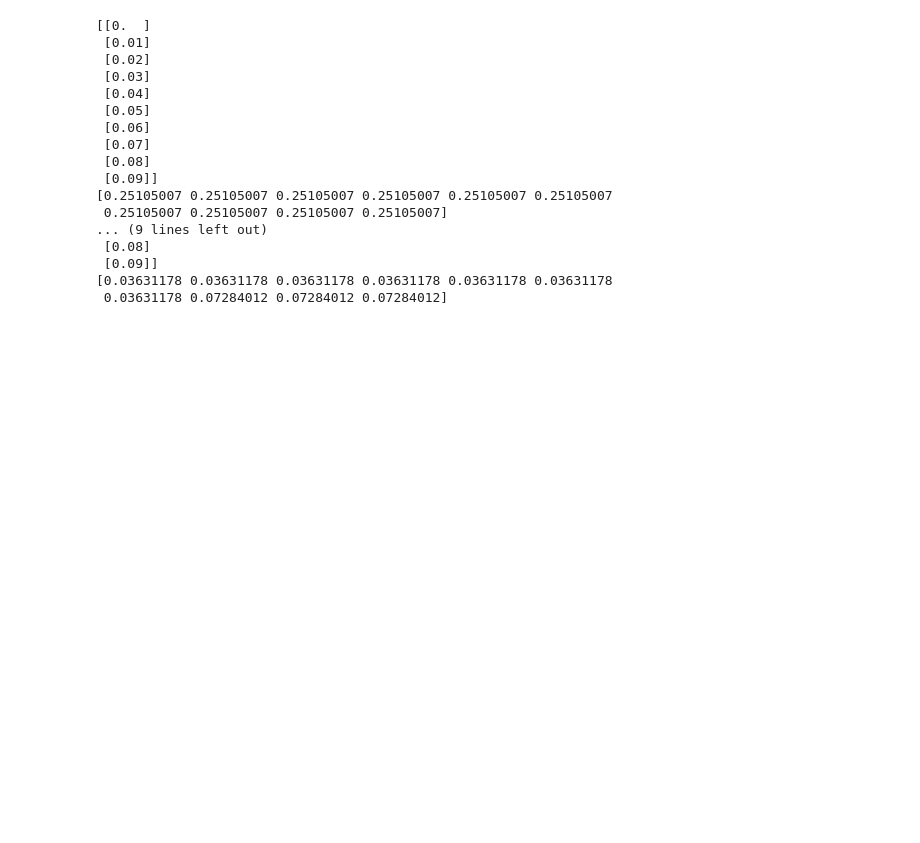
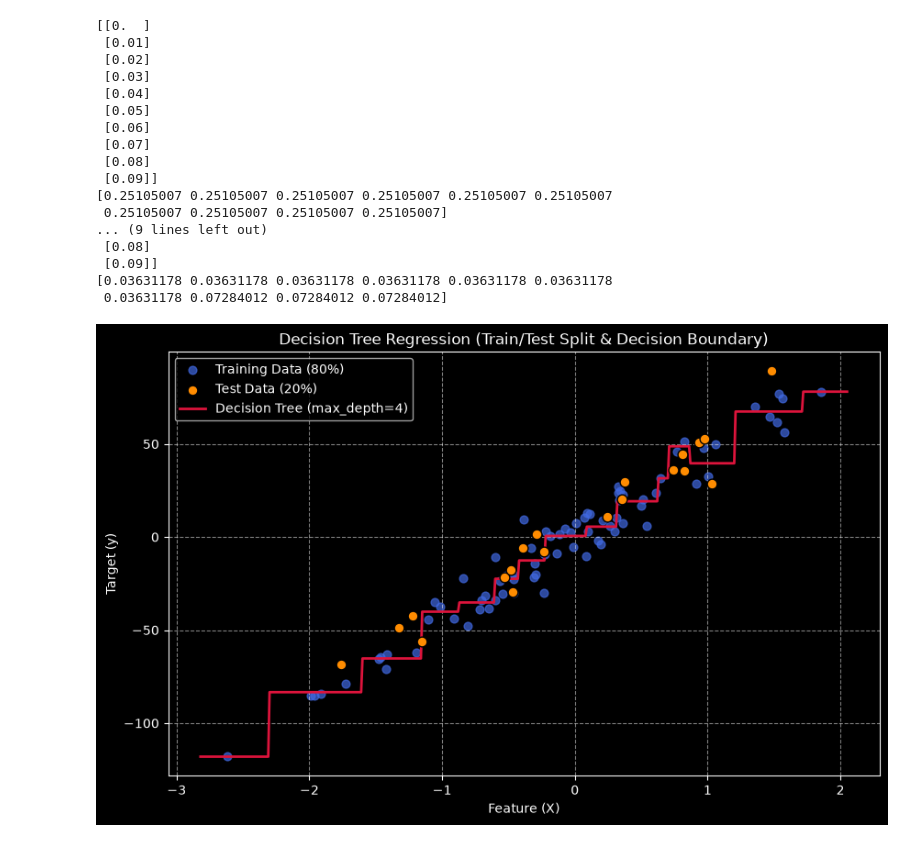
Before and after one commit to karkidipak/ai_class, a Jupyter notebook: week 6.ipynb, the cells around one changed output. Saved outputs shown, nothing was run; the diff lists cells and outputs as text; code cells hidden in the pictures; blank space fills up the shorter version.

```diff
--- a/week 6.ipynb
+++ b/week 6.ipynb
@@ -203,3 +203,51 @@ print(y_2[0:10])
  [0.09]]
 [0.03631178 0.03631178 0.03631178 0.03631178 0.03631178 0.03631178
  0.03631178 0.07284012 0.07284012 0.07284012]
+# %%
+import numpy as np
+import matplotlib.pyplot as plt
+from sklearn.datasets import make_regression
+from sklearn.model_selection import train_test_split
+from sklearn.tree import DecisionTreeRegressor
+from sklearn.metrics import mean_squared_error, r2_score
+
+# 1. Generate regression dataset with 100 samples and 1 feature
+X, y = make_regression(n_samples=100, n_features=1, noise=10.0, random_state=42)
+
+# 2. Split dataset into training set (80%) and test set (20%)
+X_train, X_test, y_train, y_test = train_test_split(X, y, test_size=0.2, random_state=42)
+
+# 3. Create model and fit using training data
+regr = DecisionTreeRegressor(max_depth=4, random_state=42)
+regr.fit(X_train, y_train)
+
+# 4. Predict target values for test dataset (X_test)
+y_pred = regr.predict(X_test)
+
+# 5. Generate smooth grid line for continuous decision boundary plotting
+X_grid = np.arange(X.min() - 0.2, X.max() + 0.2, 0.01)[:, np.newaxis]
+y_grid_pred = regr.predict(X_grid)
+
+# 6. Matplotlib visualization
+plt.figure(figsize=(10, 6))
+
+# Plot training data points
+plt.scatter(X_train, y_train, color="royalblue", alpha=0.7, label="Training Data (80%)", s=40)
+
+# Plot test data points (actual vs predicted)
+plt.scatter(X_test, y_test, color="darkorange", edgecolor="black", s=60, label="Test Data (20%)", zorder=3)
+
+# Plot decision tree regression line
+plt.plot(X_grid, y_grid_pred, color="crimson", linewidth=2, label=f"Decision Tree (max_depth=4)")
+
+# Chart formatting
+plt.xlabel("Feature (X)")
+plt.ylabel("Target (y)")
+plt.title("Decision Tree Regression (Train/Test Split & Decision Boundary)")
+plt.legend()
+plt.grid(True, linestyle="--", alpha=0.5)
+
+# Display plot
+plt.show()
+# %% [output]
+[figure, added]
```
Also changed, not shown: parts of 1 cell of this notebook.
